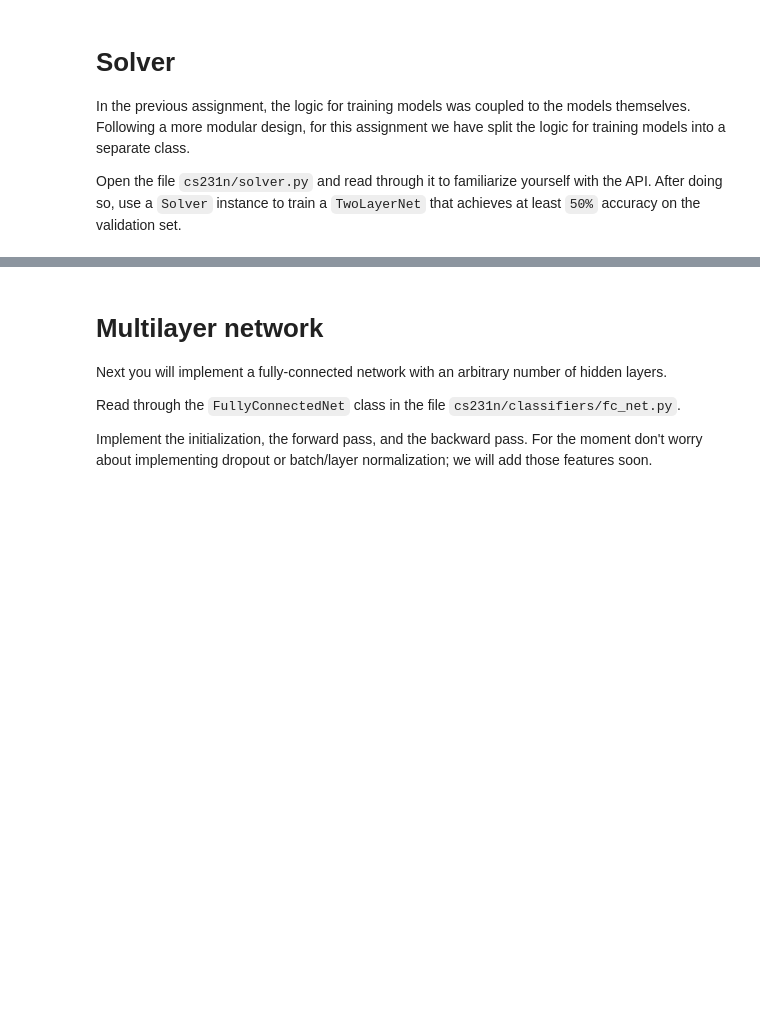
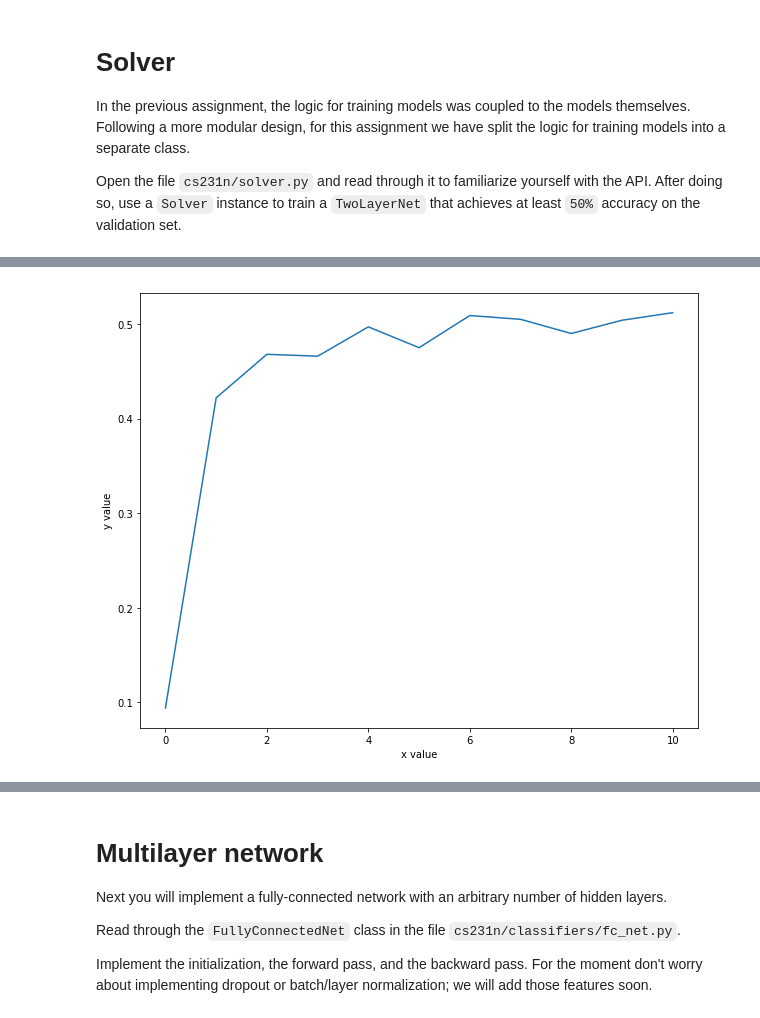
Before and after one commit to jay0jim/cs231n-camp, a Jupyter notebook: assignment/assignment2/FullyConnectedNets.ipynb, the cells around one changed output, grey strips where cells are left out. Drawn from its saved outputs; the diff is of its cells as text; code cells hidden in the pictures; blank space fills up the shorter version.

```diff
--- a/assignment/assignment2/FullyConnectedNets.ipynb
+++ b/assignment/assignment2/FullyConnectedNets.ipynb
@@ -336,3 +386,7 @@ pass
+# %%
+plt_image(solver.val_acc_history)
+# %% [output]
+[figure, added]
 # %%
 # Run this cell to visualize training loss and train / val accuracy
 
```
Also changed, not shown: parts of 10 cells of this notebook, 2 other files.
